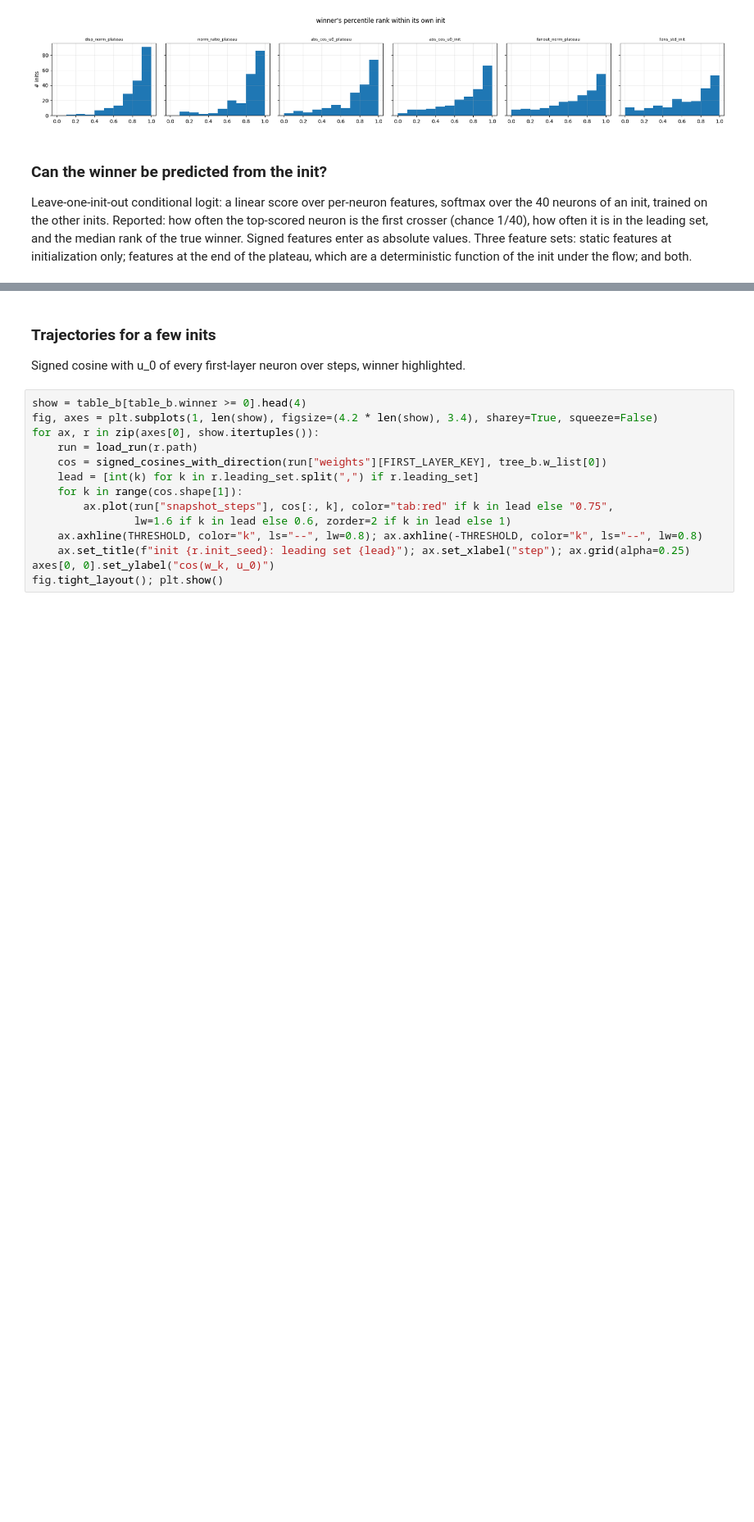
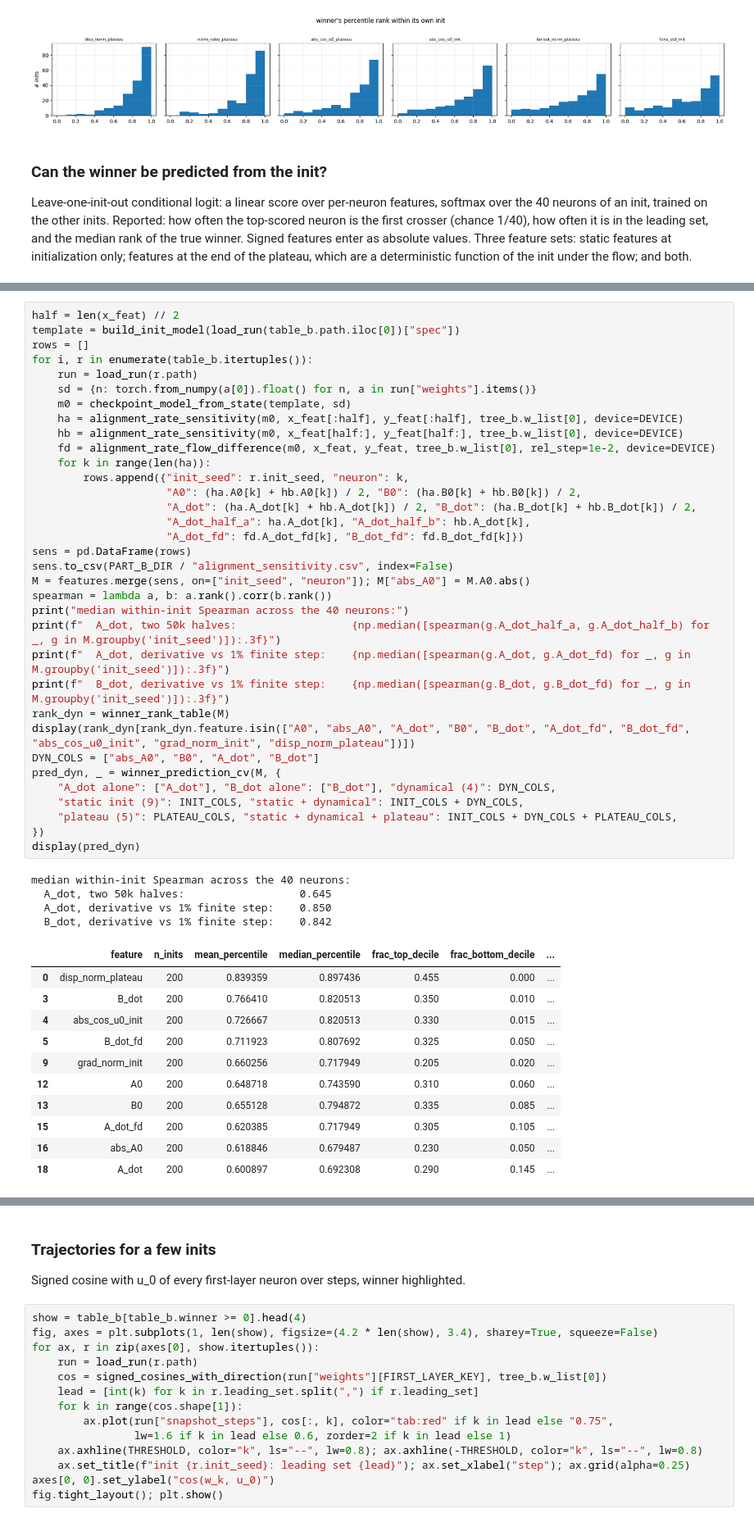
Before and after one commit to HarishGP/layer-lenses, a Jupyter notebook: notebooks/init_sweep_analysis.ipynb, the cells around one changed output, grey strips where cells are left out. Shown at 82% size. Saved outputs shown, nothing was run; the diff lists cells and outputs as text; blank space fills up the shorter version.

```diff
--- a/notebooks/init_sweep_analysis.ipynb
+++ b/notebooks/init_sweep_analysis.ipynb
@@ -311,0 +329,50 @@ weights, init-only model (features z-scored within init):
+# %%
+half = len(x_feat) // 2
+template = build_init_model(load_run(table_b.path.iloc[0])["spec"])
+rows = []
+for i, r in enumerate(table_b.itertuples()):
+    run = load_run(r.path)
+    sd = {n: torch.from_numpy(a[0]).float() for n, a in run["weights"].items()}
+    m0 = checkpoint_model_from_state(template, sd)
+    ha = alignment_rate_sensitivity(m0, x_feat[:half], y_feat[:half], tree_b.w_list[0], device=DEVICE)
+    hb = alignment_rate_sensitivity(m0, x_feat[half:], y_feat[half:], tree_b.w_list[0], device=DEVICE)
+    fd = alignment_rate_flow_difference(m0, x_feat, y_feat, tree_b.w_list[0], rel_step=1e-2, device=DEVICE)
+    for k in range(len(ha)):
+        rows.append({"init_seed": r.init_seed, "neuron": k,
+                     "A0": (ha.A0[k] + hb.A0[k]) / 2, "B0": (ha.B0[k] + hb.B0[k]) / 2,
+                     "A_dot": (ha.A_dot[k] + hb.A_dot[k]) / 2, "B_dot": (ha.B_dot[k] + hb.B_dot[k]) / 2,
+                     "A_dot_half_a": ha.A_dot[k], "A_dot_half_b": hb.A_dot[k],
+                     "A_dot_fd": fd.A_dot_fd[k], "B_dot_fd": fd.B_dot_fd[k]})
+sens = pd.DataFrame(rows)
+sens.to_csv(PART_B_DIR / "alignment_sensitivity.csv", index=False)
+M = features.merge(sens, on=["init_seed", "neuron"]); M["abs_A0"] = M.A0.abs()
+spearman = lambda a, b: a.rank().corr(b.rank())
+print("median within-init Spearman across the 40 neurons:")
+print(f"  A_dot, two 50k halves:                  {np.median([spearman(g.A_dot_half_a, g.A_dot_half_b) for _, g in M.groupby('init_seed')]):.3f}")
+print(f"  A_dot, derivative vs 1% finite step:    {np.median([spearman(g.A_dot, g.A_dot_fd) for _, g in M.groupby('init_seed')]):.3f}")
+print(f"  B_dot, derivative vs 1% finite step:    {np.median([spearman(g.B_dot, g.B_dot_fd) for _, g in M.groupby('init_seed')]):.3f}")
+rank_dyn = winner_rank_table(M)
+display(rank_dyn[rank_dyn.feature.isin(["A0", "abs_A0", "A_dot", "B0", "B_dot", "A_dot_fd", "B_dot_fd", "abs_cos_u0_init", "grad_norm_init", "disp_norm_plateau"])])
+DYN_COLS = ["abs_A0", "B0", "A_dot", "B_dot"]
+pred_dyn, _ = winner_prediction_cv(M, {
+    "A_dot alone": ["A_dot"], "B_dot alone": ["B_dot"], "dynamical (4)": DYN_COLS,
+    "static init (9)": INIT_COLS, "static + dynamical": INIT_COLS + DYN_COLS,
+    "plateau (5)": PLATEAU_COLS, "static + dynamical + plateau": INIT_COLS + DYN_COLS + PLATEAU_COLS,
+})
+display(pred_dyn)
+# %% [output]
+median within-init Spearman across the 40 neurons:
+  A_dot, two 50k halves:                  0.645
+  A_dot, derivative vs 1% finite step:    0.850
+  B_dot, derivative vs 1% finite step:    0.842
+|  | feature | n_inits | mean_percentile | median_percentile | frac_top_decile | frac_bottom_decile | ... |
+| 0 | disp_norm_plateau | 200 | 0.839359 | 0.897436 | 0.455 | 0.000 | ... |
+| 3 | B_dot | 200 | 0.766410 | 0.820513 | 0.350 | 0.010 | ... |
+| 4 | abs_cos_u0_init | 200 | 0.726667 | 0.820513 | 0.330 | 0.015 | ... |
+| 5 | B_dot_fd | 200 | 0.711923 | 0.807692 | 0.325 | 0.050 | ... |
+| 9 | grad_norm_init | 200 | 0.660256 | 0.717949 | 0.205 | 0.020 | ... |
+| 12 | A0 | 200 | 0.648718 | 0.743590 | 0.310 | 0.060 | ... |
+| 13 | B0 | 200 | 0.655128 | 0.794872 | 0.335 | 0.085 | ... |
+| 15 | A_dot_fd | 200 | 0.620385 | 0.717949 | 0.305 | 0.105 | ... |
+| 16 | abs_A0 | 200 | 0.618846 | 0.679487 | 0.230 | 0.050 | ... |
+| 18 | A_dot | 200 | 0.600897 | 0.692308 | 0.290 | 0.145 | ... |
```
Also changed, not shown: parts of 6 cells of this notebook, 6 other files.
